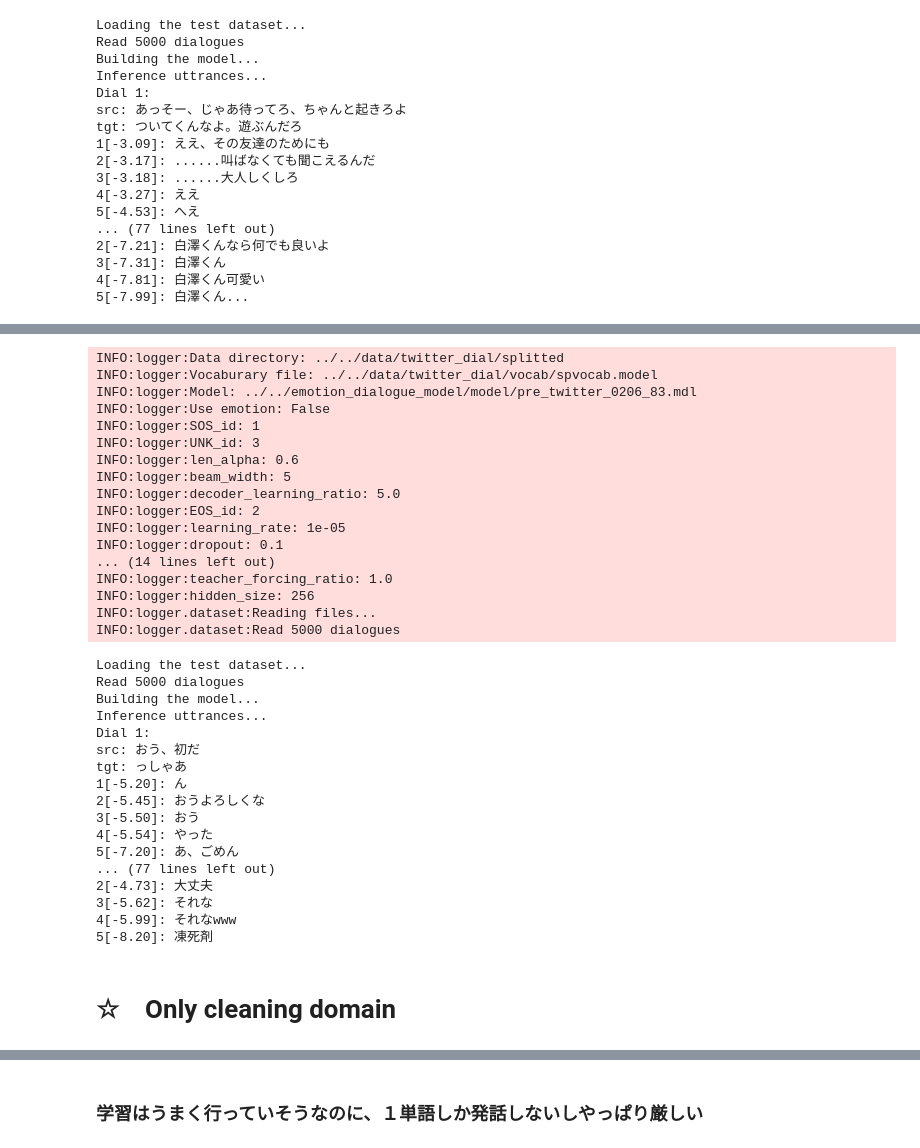
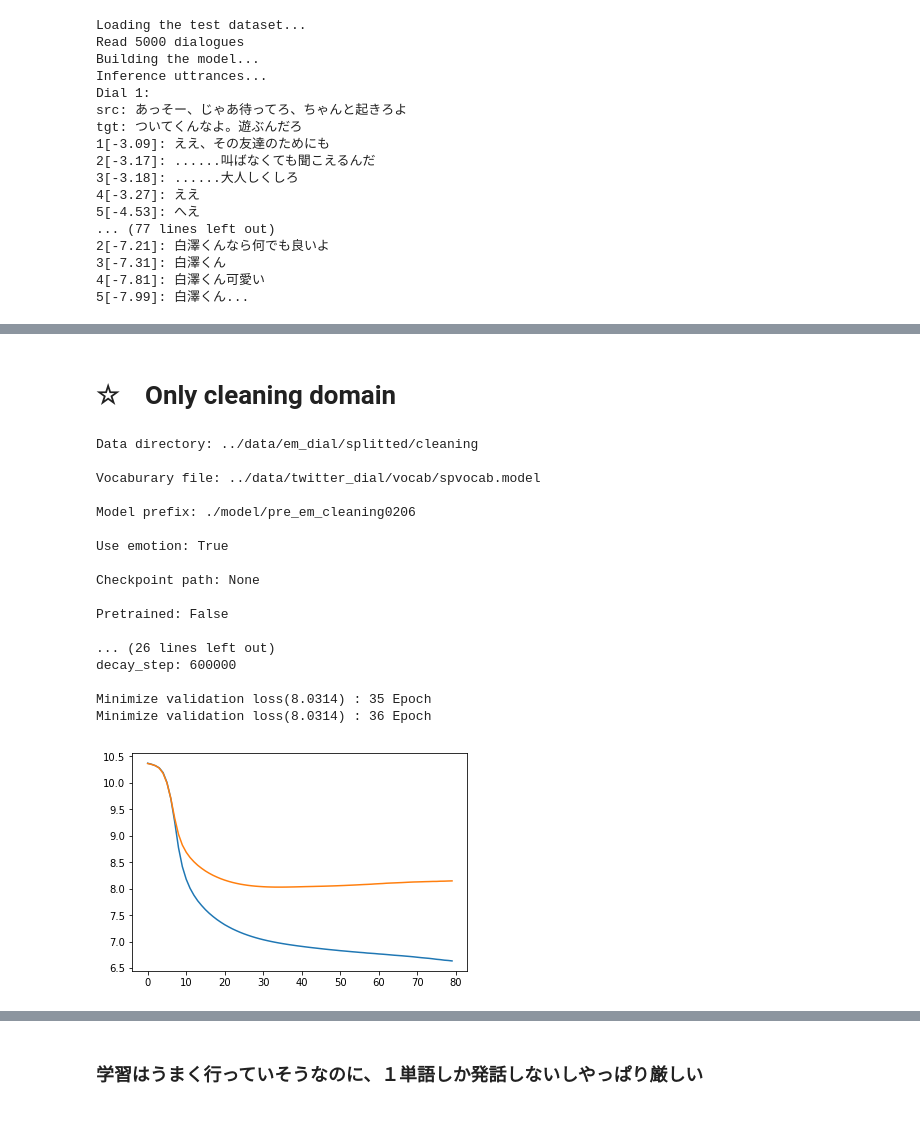
Before and after one commit to AsaiSara/Data_analysis, a Jupyter notebook: log_analyze/log_analyze0205.ipynb, the cells around one changed output, grey strips where cells are left out. Cells and saved outputs as stored; diff of their text form; code cells hidden in the pictures; blank space fills up the shorter version.

Commit message:
upload new inferences

```diff
--- a/log_analyze/log_analyze0205.ipynb
+++ b/log_analyze/log_analyze0205.ipynb
@@ -255,42 +266,24 @@ tgt: わぁい ́∀♪松パートお願いしたい←←
-# %%
-%run ../../emotion_dialogue_model/inference --model ../../emotion_dialogue_model/model/pre_twitter_0206_83.mdl \
-                    --data_dir ../../data/twitter_dial/splitted \
-                    --vocab ../../data/twitter_dial/vocab/spvocab.model
-# %% [output]
-INFO:logger:Data directory: ../../data/twitter_dial/splitted
-INFO:logger:Vocaburary file: ../../data/twitter_dial/vocab/spvocab.model
-INFO:logger:Model: ../../emotion_dialogue_model/model/pre_twitter_0206_83.mdl
-INFO:logger:Use emotion: False
-INFO:logger:SOS_id: 1
-INFO:logger:UNK_id: 3
-INFO:logger:len_alpha: 0.6
-INFO:logger:beam_width: 5
-INFO:logger:decoder_learning_ratio: 5.0
-INFO:logger:EOS_id: 2
-INFO:logger:learning_rate: 1e-05
-INFO:logger:dropout: 0.1
-... (14 lines left out)
-INFO:logger:teacher_forcing_ratio: 1.0
-INFO:logger:hidden_size: 256
-INFO:logger.dataset:Reading files...
-INFO:logger.dataset:Read 5000 dialogues
-Loading the test dataset...
-Read 5000 dialogues
-Building the model...
-Inference uttrances...
-Dial 1:
-src: おう、初だ
-tgt: っしゃあ
-1[-5.20]: ん
-2[-5.45]: おうよろしくな
-3[-5.50]: おう
-4[-5.54]: やった
-5[-7.20]: あ、ごめん
-... (77 lines left out)
-2[-4.73]: 大丈夫
-3[-5.62]: それな
-4[-5.99]: それなwww
-5[-8.20]: 凍死剤
 # %% [markdown]
 # ☆　Only cleaning domain
+# %%
+plot_loss(log_path_cleaning, 90)
+# %% [output]
+Data directory: ../data/em_dial/splitted/cleaning
+
+Vocaburary file: ../data/twitter_dial/vocab/spvocab.model
+
+Model prefix: ./model/pre_em_cleaning0206
+
+Use emotion: True
+
+Checkpoint path: None
+
+Pretrained: False
+
+... (26 lines left out)
+decay_step: 600000
+
+Minimize validation loss(8.0314) : 35 Epoch
+Minimize validation loss(8.0314) : 36 Epoch
+[figure, added]
 # %%
```
Also changed, not shown: parts of 16 cells of this notebook.
